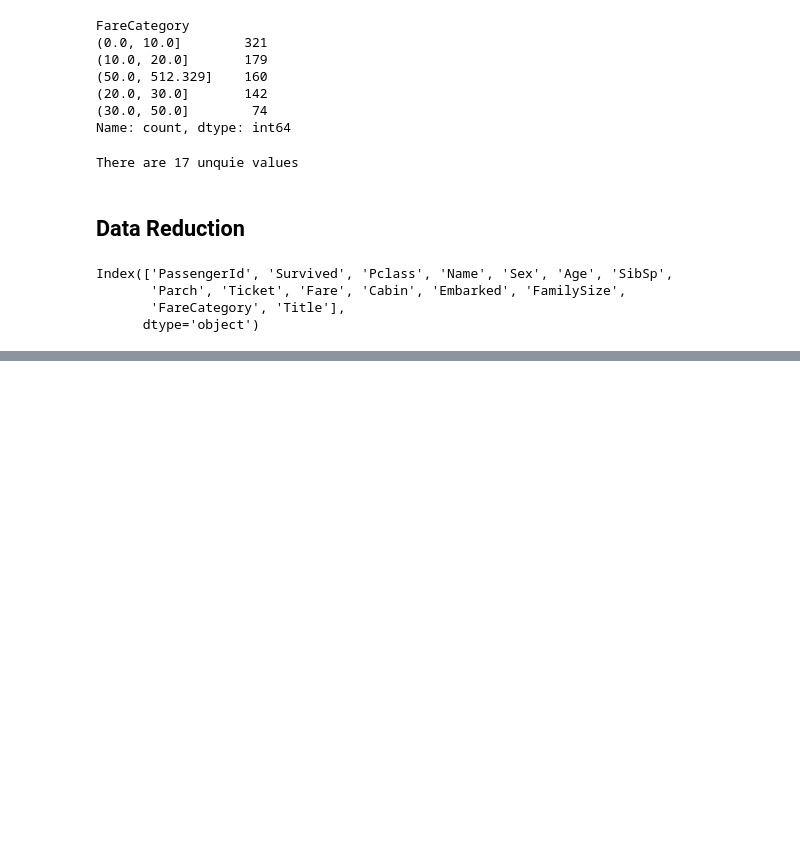
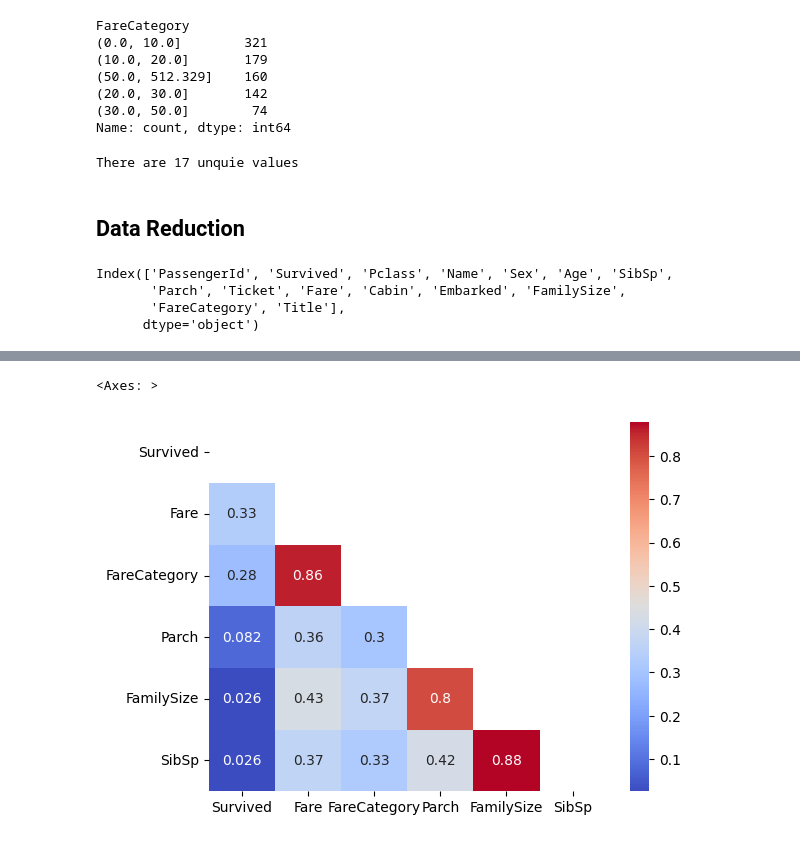
Before and after one commit to MugaRay/Data-Science-1b, a Jupyter notebook: Prac2.ipynb, the cells around one changed output, grey strips where cells are left out. Cells and saved outputs as stored; diff of their text form; code cells hidden in the pictures; blank space fills up the shorter version.

```diff
--- a/Prac2.ipynb
+++ b/Prac2.ipynb
@@ -70,11 +72,11 @@ Index(['PassengerId', 'Survived', 'Pclass', 'Name', 'Sex', 'Age', 'SibSp',
        'FareCategory', 'Title'],
       dtype='object')
 # %%
-df.drop(["PassengerId"], axis=1)  # PassengerID does not give any insignht whenter one Survived and is just an index
-df.drop(["Name"],  axis=1)         # Name is purely random data (bunch of words) and does not show if someone survived, Title is a better metric since it shows class and importance
+df.drop(["PassengerId"], axis=1, inplace=True)  # PassengerID does not give any insignht whenter one Survived and is just an index
+df.drop(["Name"],  axis=1, inplace=True)         # Name is purely random data (bunch of words) and does not show if someone survived, Title is a better metric since it shows class and importance
 
 print(df["Ticket"].value_counts())
 print(df.shape)
-df.drop(["Ticket"],  axis=1)             # There are too many unique Tickets to extract any valuable data to identify if someone survived or not. There are 681 unique entries which seem to have no consistency
+df.drop(["Ticket"],  axis=1, inplace=True)             # There are too many unique Tickets to extract any valuable data to identify if someone survived or not. There are 681 unique entries which seem to have no consistency
 # %% [output]
 Ticket
@@ -107,7 +95,0 @@ Name: count, Length: 681, dtype: int64
-# %%
-def create_corrleted_df(df, target):
-    matrix = df.corr()
-    top_5 = matrix.nlargest(6, target).index
-    return df[top_5]
-
-create_corrleted_df(df, "Survived")
@@ -115,0 +96,22 @@ ValueError: could not convert string to float: 'Braund, Mr. Owen Harris'
+# %%
+def convertCatergorical_df(df):
+    # making a copy of the data
+    df_copy = df.copy()
+
+    # converting all the categorical data into Intgers
+    for i in df_copy.columns:
+        df_copy[i] = LabelEncoder().fit_transform(df_copy[i])
+
+    return df_copy
+
+
+def create_corrleted_df(df, target):
+
+    df_copy = convertCatergorical_df(df)
+    matrix = df_copy.corr()   # making a correlation matrix
+    top_5 = matrix.nlargest(6, target).index
+    return df[top_5].copy()
+# %%
+df_corr_columns = create_corrleted_df(df, "Survived")
+
+df_corr_columns.head()
@@ -115,0 +125,10 @@ ValueError: could not convert string to float: 'Braund, Mr. Owen Harris'
+# %%
+df_heatmap = convertCatergorical_df(df_corr_columns) # to stop FareCategory or any categorial data from giving me issues
+
+corr_df_heatmap = df_heatmap.corr().abs()
+mask = np.zeros_like(corr_df_heatmap)
+mask[np.triu_indices_from(mask)] = True
+sns.heatmap(corr_df_heatmap, annot=True, cmap="coolwarm", mask=mask)
+# %% [output]
+<Axes: >
+[figure, added]
```
Also changed, not shown: parts of 4 cells of this notebook, 3 other files.
